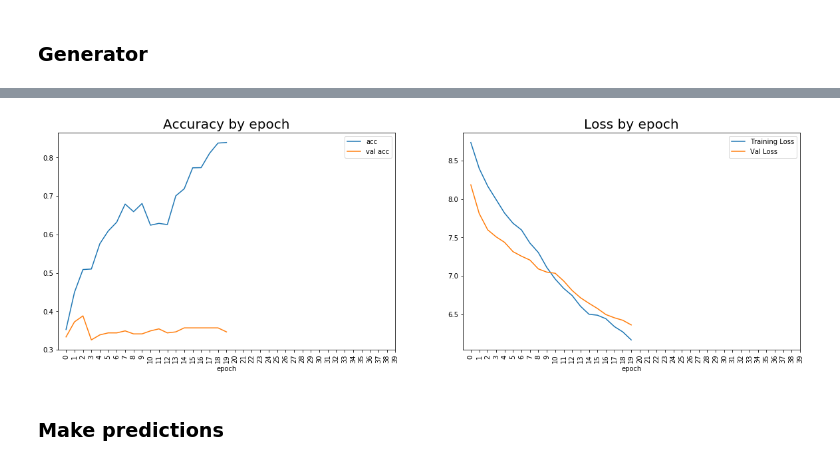
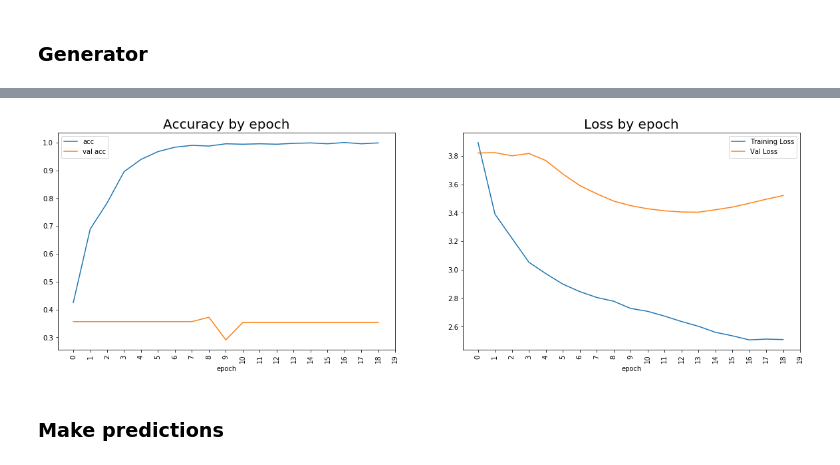
Before and after one commit to isms/ac297r-capstone-project, a Jupyter notebook: notebooks/gsv_model.ipynb, the cells around one changed output, grey strips where cells are left out. Saved outputs shown, nothing was run; the diff lists cells and outputs as text; code cells hidden in the pictures.

```diff
--- a/notebooks/gsv_model.ipynb
+++ b/notebooks/gsv_model.ipynb
@@ -62,7 +62,7 @@ one_class = test_data[test_data[y_column] == '1']
 two_class = test_data[test_data[y_column] == '2']
 
 test_data = one_class.append(zero_class)
-for i in range(one_class.shape[0]//zero_class.shape[0]):
+for i in range(one_class.shape[0]//zero_class.shape[0]-1):
     test_data = test_data.append(zero_class)
 
 for i in range(one_class.shape[0]//two_class.shape[0]):
@@ -110,16 +110,16 @@ optimizer = keras.optimizers.Adam(lr=lr)
 # define learning rate decay method - two options
 # lr_decay = tensorflow.keras.callbacks.LearningRateScheduler(schedule=lambda epoch: lr * (0.9 ** epoch))
 lr_decay = keras.callbacks.ReduceLROnPlateau(monitor='val_loss',
-                                                        factor=0.001,
+                                                        factor=0.1,
                                                         patience=2,
                                                         verbose=True,
                                                         mode='auto',
                                                         min_delta=0.0001,
                                                         cooldown=1,
-                                                        min_lr=1e-6)
+                                                        min_lr=1e-9)
 
 early_stopping = keras.callbacks.EarlyStopping(monitor='val_loss',
-                                               min_delta=0.01,
+                                               min_delta=0.001,
                                                patience=5,
                                                verbose=True,
                                                mode='auto',
@@ -127,13 +127,13 @@ early_stopping = keras.callbacks.EarlyStopping(monitor='val_loss',
                                                restore_best_weights=True)
 
 # define loss - cat xentropy
-loss = keras.losses.CategoricalCrossentropy(label_smoothing=0.2) #smoothed labels
+loss = keras.losses.CategoricalCrossentropy(label_smoothing=0.1) #smoothed labels
 
 # define pretrained model
-pretrained_model = keras.applications.InceptionResNetV2(include_top=False, input_shape=sv_image_dim, pooling = 'avg')
+pretrained_model = keras.applications.ResNet50(include_top=False, input_shape=sv_image_dim, pooling = 'avg')
 print('number of layers in pretrained model: ', len(pretrained_model.layers))
 
 # I tried unfreezing none to some - more fine tuning required here but not sure it makes much of a diff atm
-for layer in pretrained_model.layers[:-100]:
+for layer in pretrained_model.layers[:-50]:
     layer.trainable = False
 # %% [output]
@@ -252,20 +249,20 @@ for key in history.history.keys():
 # %%
 plt.figure(figsize = (20,6))
 plt.subplot(1,2,1)
 plt.plot(hist['acc'], label = 'acc')
 plt.plot(hist['val_acc'], label = 'val acc')
 plt.title('Accuracy by epoch', fontsize = 20)
-plt.xticks(np.arange(0,40), rotation = 90);plt.xlabel('epoch')
+plt.xticks(np.arange(0,20), rotation = 90);plt.xlabel('epoch')
 plt.legend();
 
 plt.subplot(1,2,2)
 plt.plot(hist['loss'], label = 'Training Loss')
 plt.plot(hist['val_loss'], label = 'Val Loss')
 plt.title('Loss by epoch', fontsize = 20)
-plt.xticks(np.arange(0,40), rotation = 90); plt.xlabel('epoch')
+plt.xticks(np.arange(0,20), rotation = 90); plt.xlabel('epoch')
 plt.legend();
 # %% [output]
-[figure, old version]
+[figure, new version]
 # %%
 # addresses_gsv_filename = ['1_ESSEX_ST.jpg', '8_GILMAN_ST.jpg', '9_MELVILLE_RD.jpg','10_CENTRAL_ST.jpg',
 #                          '14_MANSFIELD_ST.jpg']
```
Also changed, not shown: parts of 5 cells of this notebook, 1 other file.
